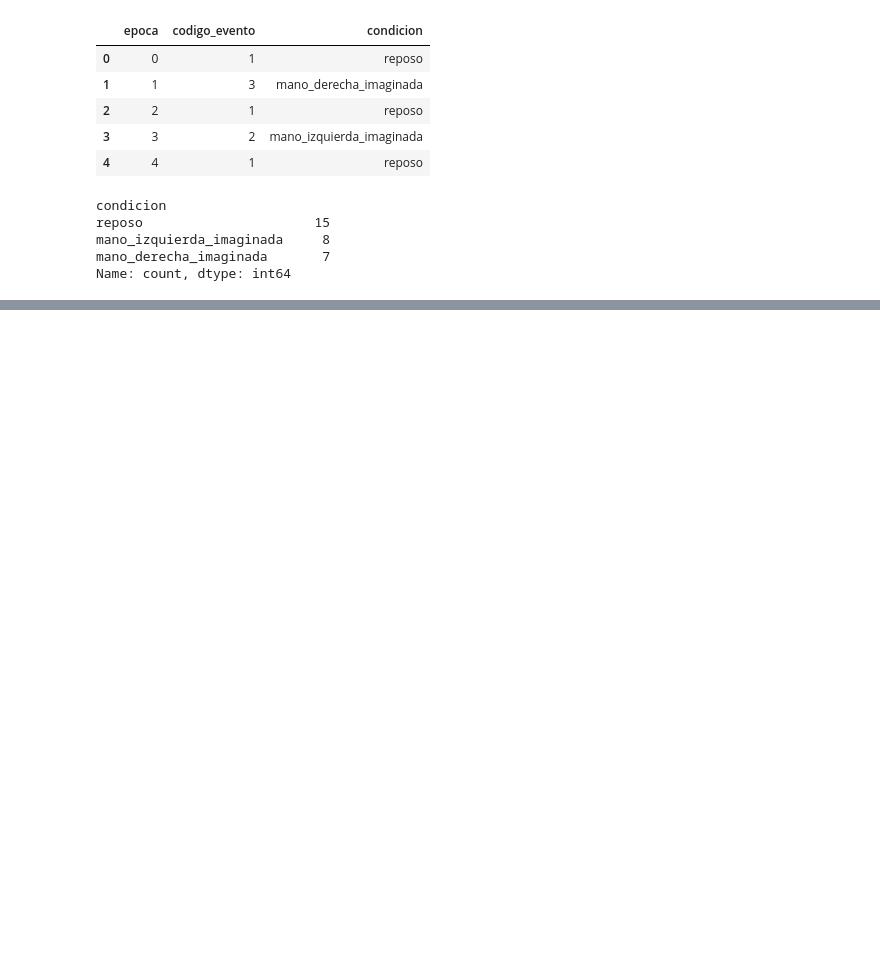
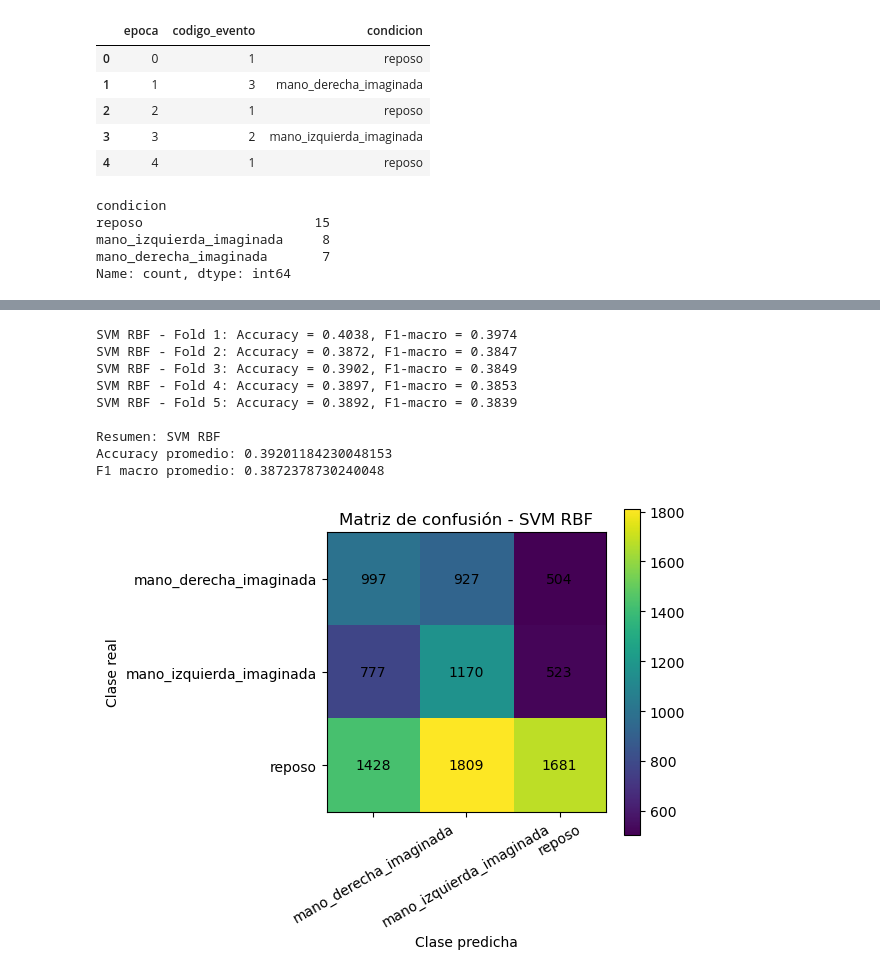
Before and after one commit to juangarcesr/biosenales_lab, a Jupyter notebook: PROYECTO2.ipynb, the cells around one changed output, grey strips where cells are left out. Saved outputs shown, nothing was run; the diff lists cells and outputs as text; code cells hidden in the pictures; blank space fills up the shorter version.

```diff
--- a/PROYECTO2.ipynb
+++ b/PROYECTO2.ipynb
@@ -668,0 +2348,14 @@ print("Épocas guardadas correctamente.")
+# %%
+# ============================================================
+# 52. ESTRATEGIA DE VALIDACIÓN K-FOLD
+# ============================================================
+
+k = 5
+
+cv = StratifiedKFold(
+    n_splits=k,
+    shuffle=True,
+    random_state=42
+)
+
+print(f"Se usará validación cruzada estratificada con {k} folds.")
@@ -668,0 +2474,41 @@ print("Épocas guardadas correctamente.")
+# %%
+# ============================================================
+# 55. MODELO SVM
+# ============================================================
+
+from sklearn.svm import SVC
+
+modelo_svm = SVC(
+    kernel="rbf",
+    C=10,
+    gamma="scale",
+    class_weight="balanced",
+    random_state=42
+)
+
+resultados_svm = evaluar_modelo_kfold(
+    nombre_modelo="SVM RBF",
+    modelo=modelo_svm,
+    X=X,
+    y=y,
+    cv=cv,
+    nombres_clases=nombres_clases,
+    usar_escalado=True
+)
+
+graficar_matriz_confusion(
+    resultados_svm["matriz_confusion"],
+    nombres_clases,
+    "Matriz de confusión - SVM RBF"
+)
+# %% [output]
+SVM RBF - Fold 1: Accuracy = 0.4038, F1-macro = 0.3974
+SVM RBF - Fold 2: Accuracy = 0.3872, F1-macro = 0.3847
+SVM RBF - Fold 3: Accuracy = 0.3902, F1-macro = 0.3849
+SVM RBF - Fold 4: Accuracy = 0.3897, F1-macro = 0.3853
+SVM RBF - Fold 5: Accuracy = 0.3892, F1-macro = 0.3839
+
+Resumen: SVM RBF
+Accuracy promedio: 0.39201184230048153
+F1 macro promedio: 0.3872378730240048
+[figure, added]
```
Also changed, not shown: parts of 100 cells of this notebook.
